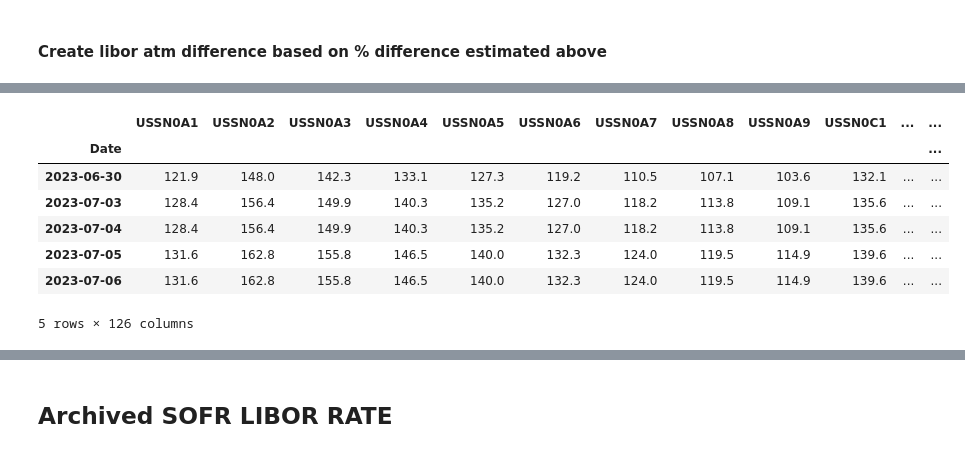
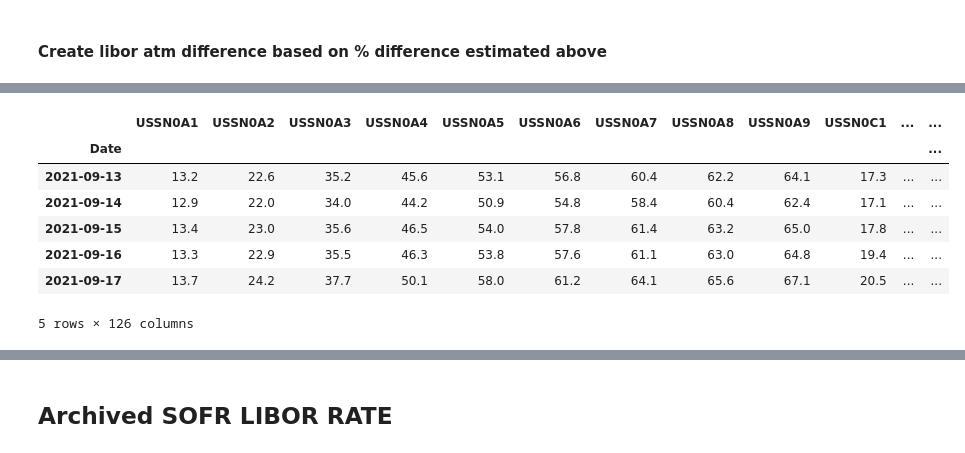
Before and after one commit to ekopen/VolGAN, a Jupyter notebook: sofr_libor_conversion.ipynb, the cells around one changed output, grey strips where cells are left out. Drawn from its saved outputs; the diff is of its cells as text; code cells hidden in the pictures.

Commit message:
code for creating synthetic sofr data

```diff
--- a/sofr_libor_conversion.ipynb
+++ b/sofr_libor_conversion.ipynb
@@ -441,17 +445,17 @@ diff_atm_df.describe()
 # %%
 mean_values = diff_atm_df.mean()
-first_date = merged_sofrAtmDf_renamed.index[0]
+first_date = merged_sofrAtmDf_renamed.index[-1]
 # Create libor data for period sofr not exist
-libordf_syn = libordf[libordf.index <= first_date]
+libordf_syn = libordf[libordf.index < first_date]
 libordf_syn.tail()
 # %% [output]
 |  | USSN0A1 | USSN0A2 | USSN0A3 | USSN0A4 | USSN0A5 | USSN0A6 | USSN0A7 | USSN0A8 | USSN0A9 | USSN0C1 | ... | ... |
 | Date |  |  |  |  |  |  |  |  |  |  |  | ... |
-| 2023-06-30 | 121.9 | 148.0 | 142.3 | 133.1 | 127.3 | 119.2 | 110.5 | 107.1 | 103.6 | 132.1 | ... | ... |
-| 2023-07-03 | 128.4 | 156.4 | 149.9 | 140.3 | 135.2 | 127.0 | 118.2 | 113.8 | 109.1 | 135.6 | ... | ... |
-| 2023-07-04 | 128.4 | 156.4 | 149.9 | 140.3 | 135.2 | 127.0 | 118.2 | 113.8 | 109.1 | 135.6 | ... | ... |
-| 2023-07-05 | 131.6 | 162.8 | 155.8 | 146.5 | 140.0 | 132.3 | 124.0 | 119.5 | 114.9 | 139.6 | ... | ... |
-| 2023-07-06 | 131.6 | 162.8 | 155.8 | 146.5 | 140.0 | 132.3 | 124.0 | 119.5 | 114.9 | 139.6 | ... | ... |
+| 2021-09-13 | 13.2 | 22.6 | 35.2 | 45.6 | 53.1 | 56.8 | 60.4 | 62.2 | 64.1 | 17.3 | ... | ... |
+| 2021-09-14 | 12.9 | 22.0 | 34.0 | 44.2 | 50.9 | 54.8 | 58.4 | 60.4 | 62.4 | 17.1 | ... | ... |
+| 2021-09-15 | 13.4 | 23.0 | 35.6 | 46.5 | 54.0 | 57.8 | 61.4 | 63.2 | 65.0 | 17.8 | ... | ... |
+| 2021-09-16 | 13.3 | 22.9 | 35.5 | 46.3 | 53.8 | 57.6 | 61.1 | 63.0 | 64.8 | 19.4 | ... | ... |
+| 2021-09-17 | 13.7 | 24.2 | 37.7 | 50.1 | 58.0 | 61.2 | 64.1 | 65.6 | 67.1 | 20.5 | ... | ... |
 5 rows × 126 columns
 # %%
 for col in libordf:
```
Also changed, not shown: parts of 3 cells of this notebook.
